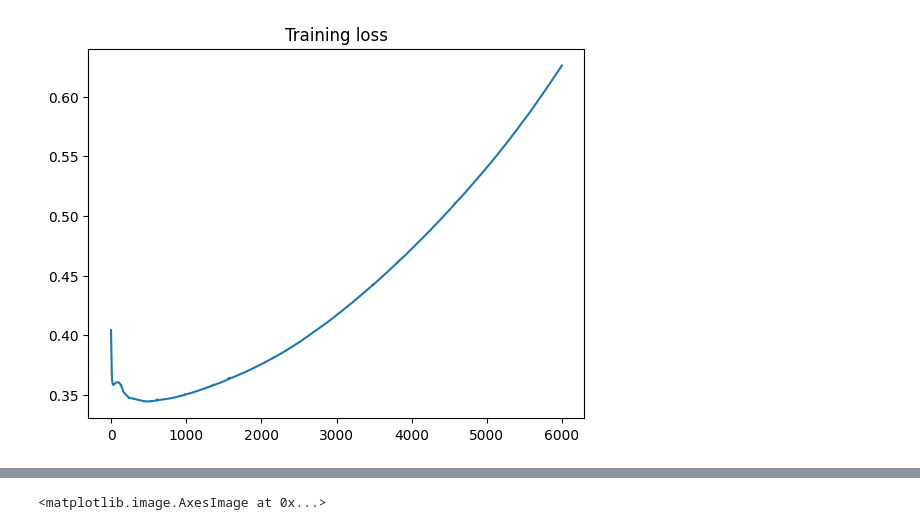
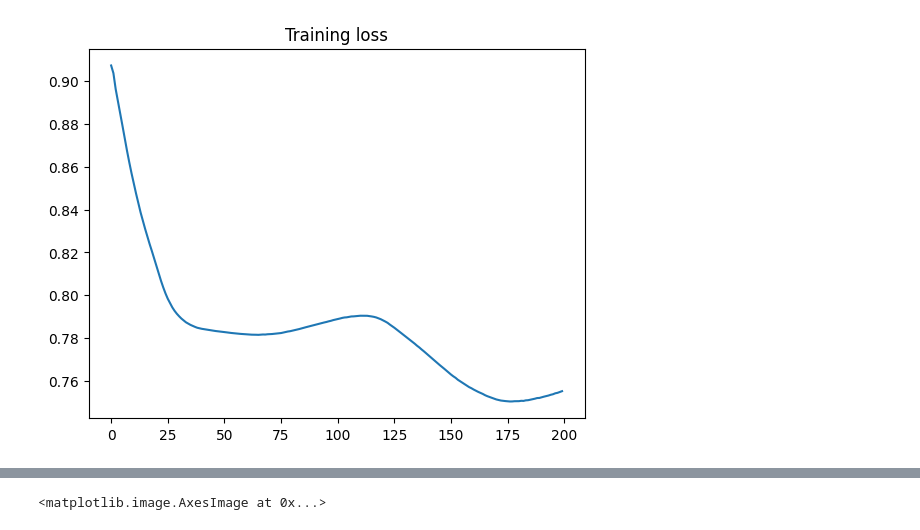
Before and after one commit to edabier/SS-HSU_benchmark, a Jupyter notebook: testing_models.ipynb, the cells around one changed output, grey strips where cells are left out. Cells and saved outputs as stored; diff of their text form; code cells hidden in the pictures.

```diff
--- a/testing_models.ipynb
+++ b/testing_models.ipynb
@@ -54,6 +45,3 @@ with open(f"/home/ids/edabier/HSU/SS-HSU_benchmark/datasets/{dataset}_wavelength
 # model.get_adapter_size()
 # F = model.get_features(Y)
 # print(F.shape)
-# %%
-features = rsfm.get_hypersigma_features(Y, c, patch_size=64, overlap=32, keep_dim=True)
-utils.compare_hsis(features, features)
@@ -156,7 +139,7 @@ results
 train_losses = []
 loader, _, _ = utils.create_dataloader(dataset, patch_size=H, dev=dev)
 
-epochs, lr = 6000, 1e-2
+epochs, lr = 200, 0.005
 optimizer = torch.optim.AdamW(model.parameters(), lr=lr)
 for epoch in range(epochs):
 
@@ -166,24 +149,37 @@ for epoch in range(epochs):
         optimizer.zero_grad()
 
         Y = utils.oneD_to_2d(Y).to(dev)
-        if Y.shape[-1] < 224:
-            Y = F.interpolate(Y, size=(224,224))
-        # Y = Y[:,:,:224, :224]
-        # Y_flat = Y.reshape(1, B, 224**2)
+        A = utils.oneD_to_2d(A).to(dev)
+        E = E.to(dev)
 
-        E = E.to(dev)
-        A = utils.oneD_to_2d(A).to(dev)
-        if A.shape[-1] < 224:
-            A = F.interpolate(A, size=(224,224))
-        # A = A[:,:,:224, :224]
-        # A_flat = A.reshape(1, c, 224**2)
+        if fm == "DOFA":
+            if Y.shape[-1] < 224:
+                Y = F.interpolate(Y, size=(224,224))
+            Y = Y[:,:,:224, :224]
+            Y_flat = Y.reshape(1, B, 224**2)
 
-        f_dofa = dofa.forward_features(Y, wavelengths)
-        noise = torch.rand_like(f_dofa)
-        E_hat, A_hat, Y_hat = model(f_dofa)
-        # E_hat, A_hat, Y_hat = model(Y)
+            if A.shape[-1] < 224:
+                A = F.interpolate(A, size=(224,224))
+            A = A[:,:,:224, :224]
+            A_flat = A.reshape(1, c, 224**2)
 
-        loss = model.loss(Y, Y_hat, A_hat, E_hat, W_sad=1, W_ab=1, W_tv=1e-3, W_mse=1e-5)
+            # features = rsfm.get_dofa_features(Y, wavelengths)
+            features = dofa.forward_features(Y, wavelengths)
+            noise = torch.rand_like(features)
+            E_hat, A_hat, Y_hat = model(features)
+            # E_hat, A_hat, Y_hat = model(Y)
+        elif fm == "HyperFree":
+            features = rsfm.get_hyperfree_features(Y, wavelengths)
+            noise = torch.rand_like(features)
+            E_hat, A_hat, Y_hat = model(features)
+        else:
+            E_hat, A_hat, Y_hat = rsfm.unmix_full_image_hypersigma(Y, model, c)
+        #     Y = Y[:, :, :patch_size, :patch_size]
+        #     A = A[:, :, :patch_size, :patch_size]
+        #     features = rsfm.get_hypersigma_features(Y, c, patch_size=patch_size)
+
+
+        loss = model.loss(Y, Y_hat, A_hat, E_hat, W_sad=1, W_ab=0.35, W_tv=0.001, W_mse=0)
         # loss = model.loss(Y_gt=Y_flat, Y_hat=Y_hat)
         train_loss += loss.item()
 
@@ -229,4 +225,4 @@ Epoch 5700: loss = 2.393
-[figure, old version]
+[figure, new version]
 # %%
 # A_hat_noise = model.abundance_estimator(torch.rand(1, D, 224, 224))
 
```
Also changed, not shown: parts of 11 cells of this notebook, 2 other files.
